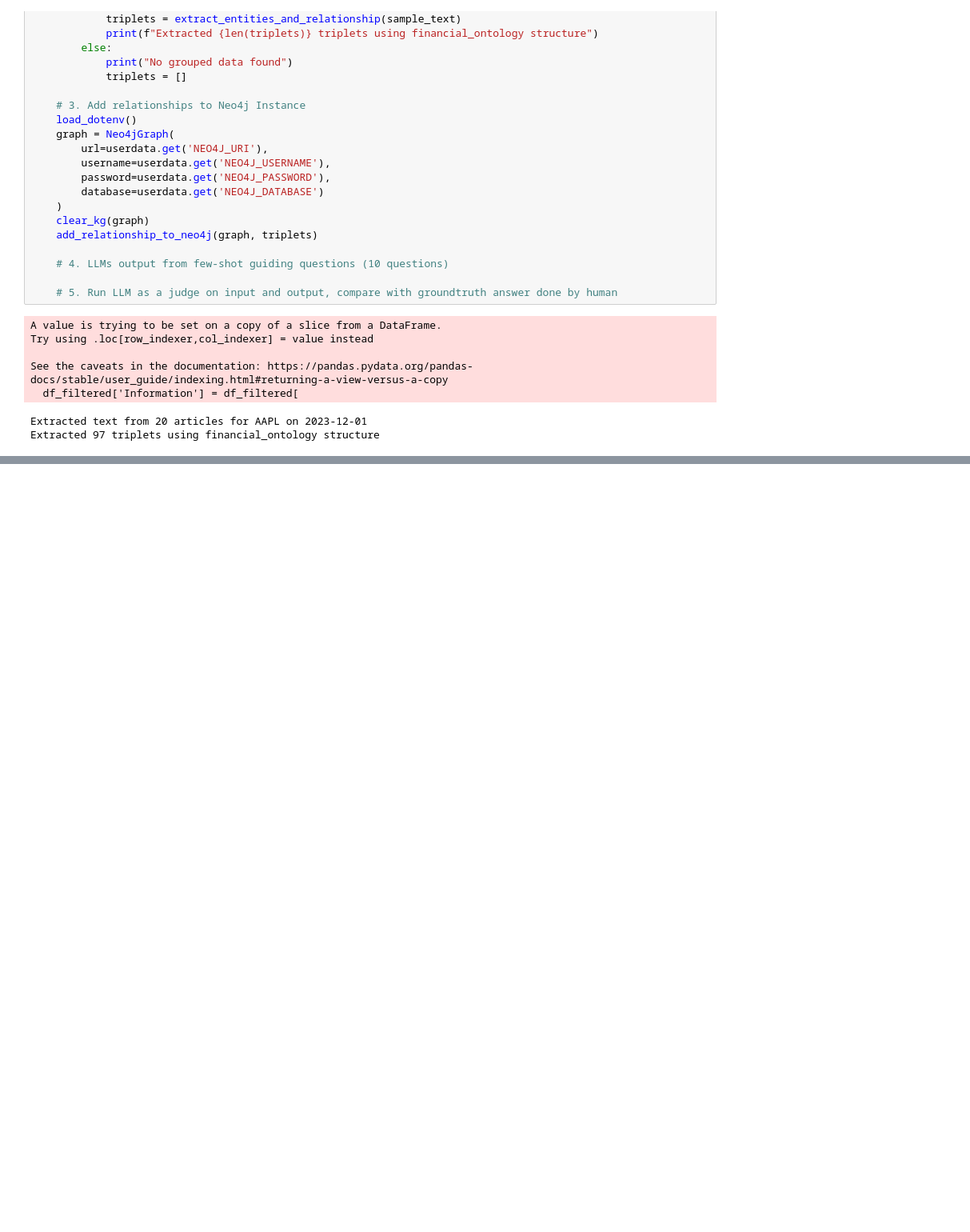
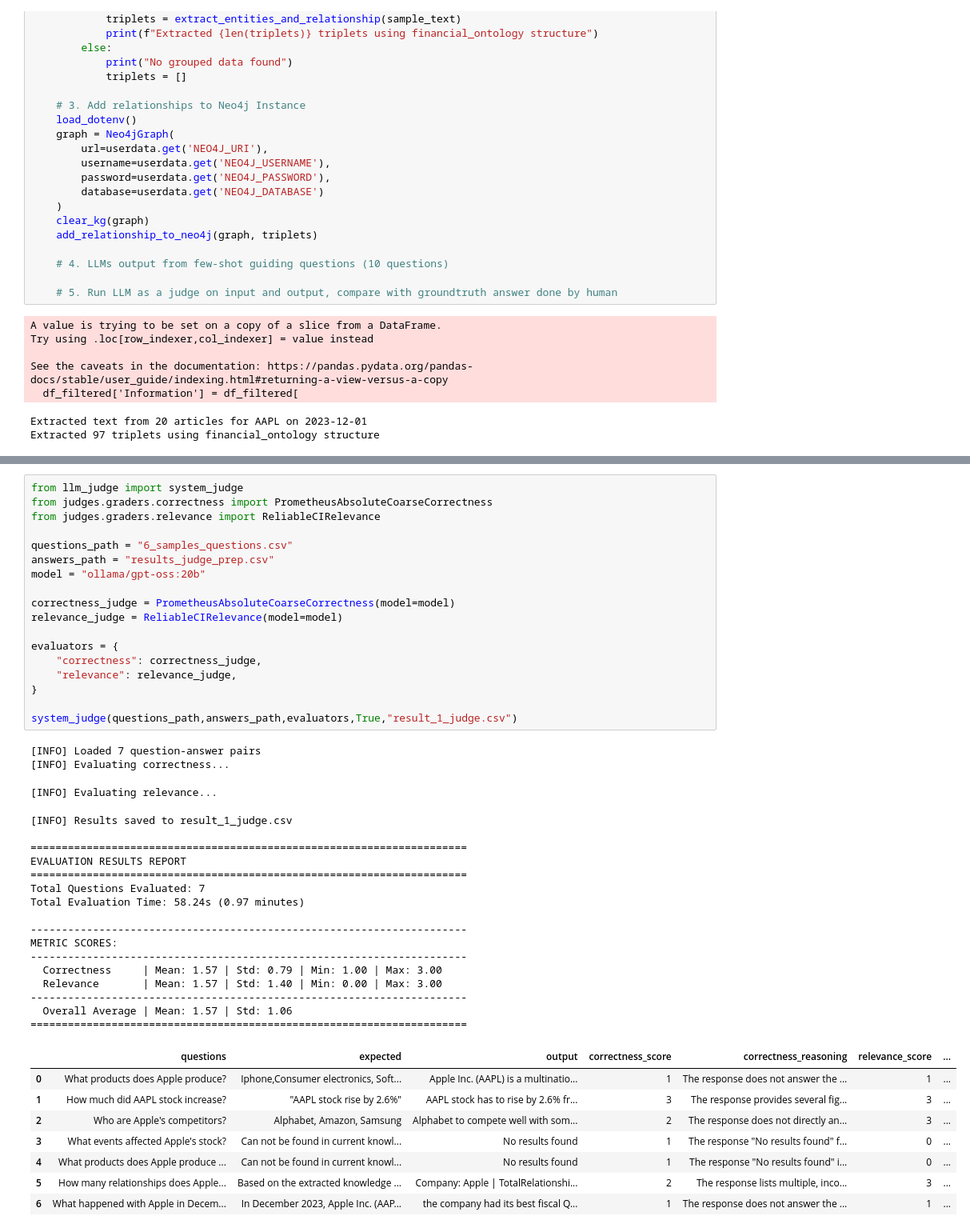
Before and after one commit to minhdq-98/IDM-2025, a Jupyter notebook: pipeline1_dang_edit.ipynb, the cells around one changed output, grey strips where cells are left out. Shown at 80% size. Cells and saved outputs as stored; diff of their text form; blank space fills up the shorter version.

Commit message:
Update the llm_judge to use have binary classification in addition to likert (1-5) score.  The score run for the sample is contain in the 6_sample_classifier and 6_samples_questions csv files.

```diff
--- a/pipeline1_dang_edit.ipynb
+++ b/pipeline1_dang_edit.ipynb
@@ -607,0 +874,46 @@ Extracted 97 triplets using financial_ontology structure
+# %%
+from llm_judge import system_judge
+from judges.graders.correctness import PrometheusAbsoluteCoarseCorrectness
+from judges.graders.relevance import ReliableCIRelevance
+
+questions_path = "6_samples_questions.csv"
+answers_path = "results_judge_prep.csv"
+model = "ollama/gpt-oss:20b"
+
+correctness_judge = PrometheusAbsoluteCoarseCorrectness(model=model)
+relevance_judge = ReliableCIRelevance(model=model)
+
+evaluators = {
+    "correctness": correctness_judge,
+    "relevance": relevance_judge,
+}
+
+system_judge(questions_path,answers_path,evaluators,True,"result_1_judge.csv")
+# %% [output]
+[INFO] Loaded 7 question-answer pairs
+[INFO] Evaluating correctness...
+[INFO] Evaluating relevance...
+[INFO] Results saved to result_1_judge.csv
+
+======================================================================
+EVALUATION RESULTS REPORT
+======================================================================
+Total Questions Evaluated: 7
+Total Evaluation Time: 58.24s (0.97 minutes)
+
+----------------------------------------------------------------------
+METRIC SCORES:
+----------------------------------------------------------------------
+  Correctness     | Mean: 1.57 | Std: 0.79 | Min: 1.00 | Max: 3.00
+  Relevance       | Mean: 1.57 | Std: 1.40 | Min: 0.00 | Max: 3.00
+----------------------------------------------------------------------
+  Overall Average | Mean: 1.57 | Std: 1.06
+======================================================================
+|  | questions | expected | output | correctness_score | correctness_reasoning | relevance_score | ... |
+| 0 | What products does Apple produce? | Iphone,Consumer electronics, Soft... | Apple Inc. (AAPL) is a multinatio... | 1 | The response does not answer the ... | 1 | ... |
+| 1 | How much did AAPL stock increase? | "AAPL stock rise by 2.6%" | AAPL stock has to rise by 2.6% fr... | 3 | The response provides several fig... | 3 | ... |
+| 2 | Who are Apple's competitors? | Alphabet, Amazon, Samsung | Alphabet to compete well with som... | 2 | The response does not directly an... | 3 | ... |
+| 3 | What events affected Apple's stock? | Can not be found in current knowl... | No results found | 1 | The response "No results found" f... | 0 | ... |
+| 4 | What products does Apple produce ... | Can not be found in current knowl... | No results found | 1 | The response "No results found" i... | 0 | ... |
+| 5 | How many relationships does Apple... | Based on the extracted knowledge ... | Company: Apple | TotalRelationshi... | 2 | The response lists multiple, inco... | 3 | ... |
+| 6 | What happened with Apple in Decem... | In December 2023, Apple Inc. (AAP... | the company had its best fiscal Q... | 1 | The response does not answer the ... | 1 | ... |
```
Also changed, not shown: parts of 4 cells of this notebook, 4 other files.
